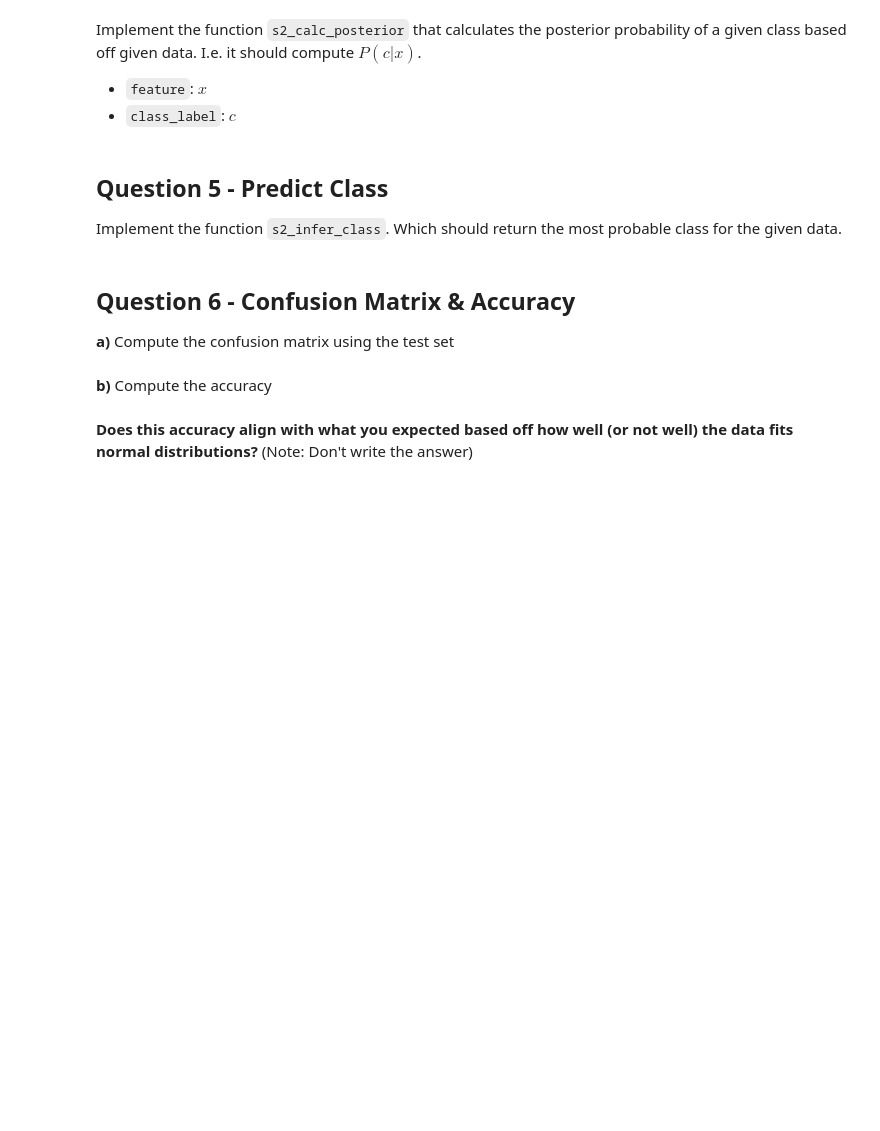
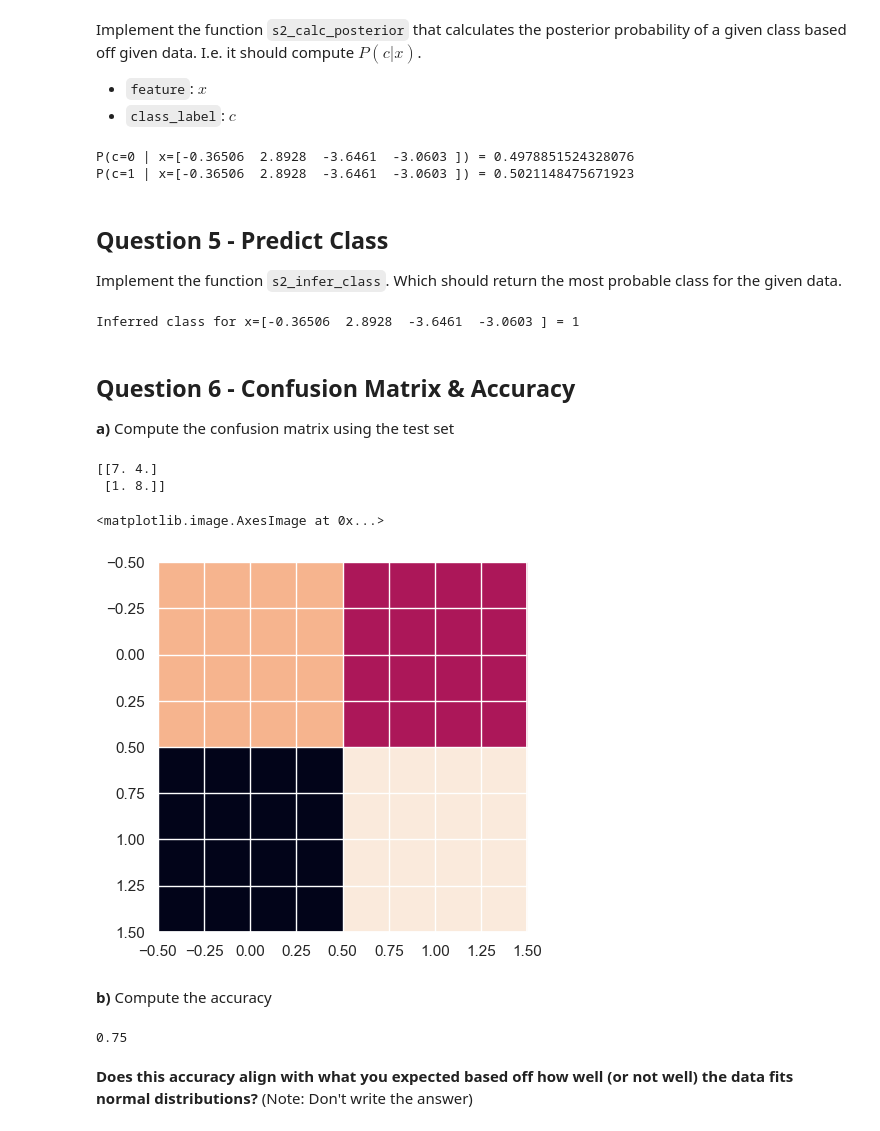
Before and after one commit to TakudzwaT/learnin, a Jupyter notebook: ML Lab 1.2 - Naive Bayes Pt 2.ipynb, the cells around one changed output. Drawn from its saved outputs; the diff is of its cells as text; code cells hidden in the pictures; blank space fills up the shorter version.

```diff
--- a/ML Lab 1.2 - Naive Bayes Pt 2.ipynb
+++ b/ML Lab 1.2 - Naive Bayes Pt 2.ipynb
@@ -459,9 +483,12 @@ array([[0., 0., 0., 0.],
 - `var`: variance ($\sigma^2_{x_i, c}$) of associated gaussian distribution for $(x_i, c)$
 # %%
 def s2_class_conditional_fn(feature, class_label, mean, var):
-    cond_prob = ...   # i.e. P(x_i | c)
-    # TODO
 
+
+    coefficient = 1 / np.sqrt(2 * np.pi * var)
+    exponent = np.exp(-0.5 * ((feature - mean) ** 2) / var)
+
+    cond_prob = coefficient * exponent
     return cond_prob
 
 tmp_feature = s2_train_features[0, 0]
@@ -479,7 +506,24 @@ Implement the function `s2_calc_posterior` that calculates the posterior probabi
 - `class_label`: $c$
 # %%
 def s2_calc_posterior(class_label, feature):
-    post_prob = ...
+    post_prob = 1
+    p_x_c1 = 1
+    p_x_c0 = 1
+
+    for feat in range(0,4):
+        vvar1 = s2_cc_var[1,feat]
+        me1 = s2_cc_mean[1,feat]
+        ccf1 = s2_class_conditional_fn(feature[feat],1,me1,vvar1)
+        vvar0 = s2_cc_var[0,feat]
+        me0 = s2_cc_mean[0,feat]
+        ccf0 = s2_class_conditional_fn(feature[feat],0,me0,vvar0)
+        p_x_c0*=ccf0
+        p_x_c1*=ccf1
+    p_x = p_x_c0*priors[0] + p_x_c1*priors[1]
+    if class_label==0:
+        post_prob *= (p_x_c0*priors[0])/p_x
+    else:
+         post_prob *= (p_x_c1*priors[1])/p_x
     # TODO
 
     return post_prob
@@ -487,36 +531,62 @@ def s2_calc_posterior(class_label, feature):
 # Don't change
 print(f"P(c=0 | x={s2_test_features[0]}) = {s2_calc_posterior(0, s2_test_features[0])}")
 print(f"P(c=1 | x={s2_test_features[0]}) = {s2_calc_posterior(1, s2_test_features[0])}")
+# %% [output]
+P(c=0 | x=[-0.36506  2.8928  -3.6461  -3.0603 ]) = 0.4978851524328076
+P(c=1 | x=[-0.36506  2.8928  -3.6461  -3.0603 ]) = 0.5021148475671923
 # %% [markdown]
 ## Question 5 - Predict Class
 Implement the function `s2_infer_class`. Which should return the most probable class for the given data.
 # %%
 def s2_infer_class(feature):
-    c = ...
+    c=0
+    max_prob =0
+    for i in range(0,2):
+        n_prob= s2_calc_posterior(i, feature)
+        if n_prob>=max_prob:
+            max_prob=n_prob
+            c = i
     # TODO
 
     return c
 
 print(f"Inferred class for x={s2_test_features[0]} = {s2_infer_class(s2_test_features[0])}")
+# %% [output]
+Inferred class for x=[-0.36506  2.8928  -3.6461  -3.0603 ] = 1
 # %% [markdown]
 ## Question 6 - Confusion Matrix & Accuracy
 **a)** Compute the confusion matrix using the test set
 # %%
 s2_confusion_matrix = np.zeros((2, 2))
 
 # TODO
+totalT = len(s2_test_features)
+for i in range(0,totalT):
+    preLa = s2_infer_class(s2_test_features[i])
+    trueLa = s2_test_labels[i]
+    s2_confusion_matrix[preLa,trueLa] +=1
 
 # Don't modify
 print(s2_confusion_matrix)
 plt.imshow(s2_confusion_matrix)  # Plot heatmap of confusion_matrix
+# %% [output]
+[[7. 4.]
+ [1. 8.]]
+<matplotlib.image.AxesImage at 0x...>
+[figure, added]
 # %% [markdown]
 **b)** Compute the accuracy
 # %%
-s2_acc = ...
+s2_acc = 0
+totalData = len(s2_test_labels)
+for i in range(0,2):
+    s2_acc +=  s2_confusion_matrix[i,i]
+s2_acc = s2_acc/totalData
 
 # TODO
-
 s2_acc
+# %% [output]
+0.75
 # %% [markdown]
 **Does this accuracy align with what you expected based off how well (or not well) the data fits normal distributions?** (Note: Don't write the answer)
 # %% [markdown]
```
Also changed, not shown: parts of 11 cells of this notebook.
